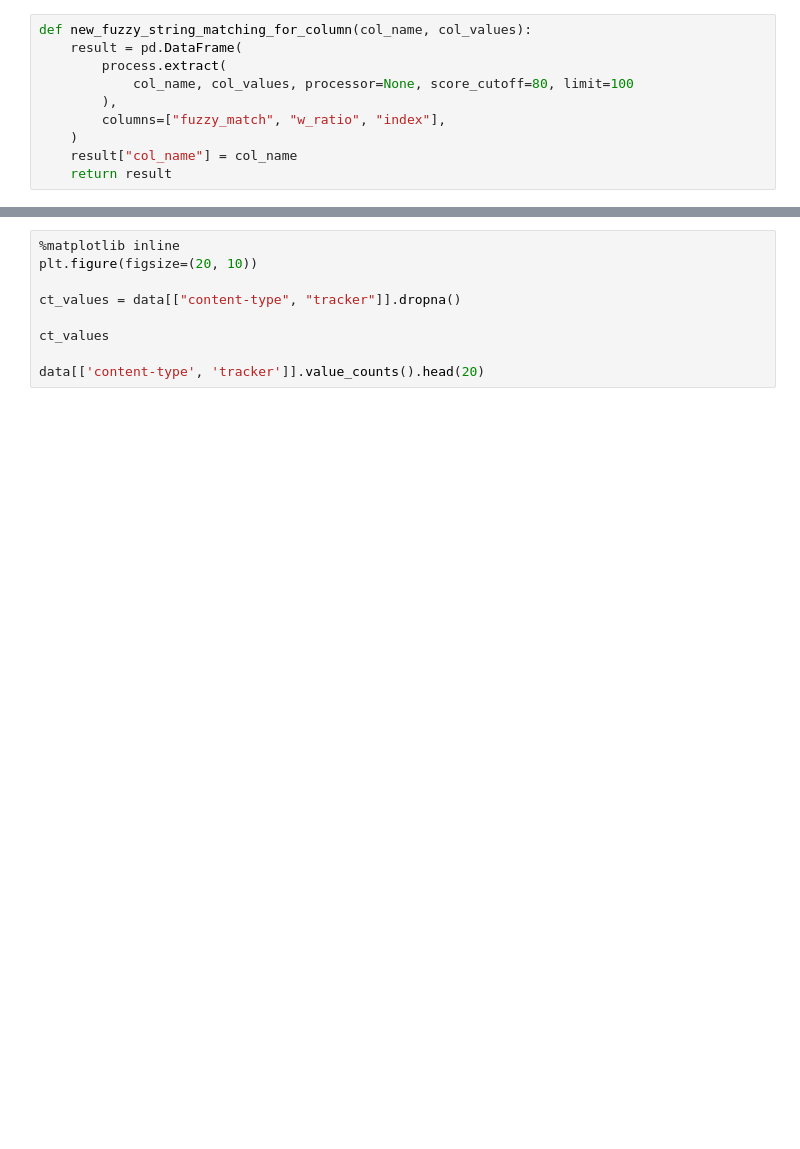
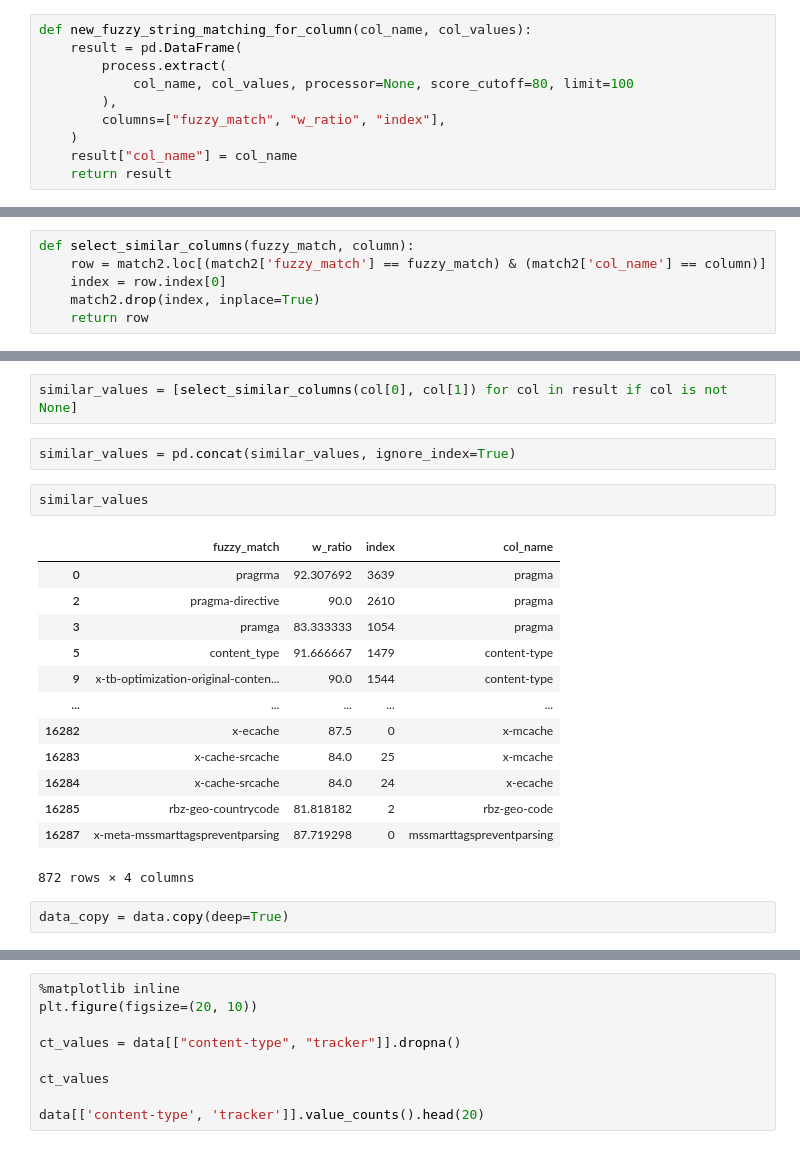
Before and after one commit to wolfrieder/http-response-classifier, a Jupyter notebook: notebooks/data_exploration_chrome.ipynb, the cells around one changed output, grey strips where cells are left out. Drawn from its saved outputs; the diff is of its cells as text; blank space fills up the shorter version.

```diff
--- a/notebooks/data_exploration_chrome.ipynb
+++ b/notebooks/data_exploration_chrome.ipynb
@@ -252,0 +294,6 @@ Wall time: 11 s
+# %%
+def select_similar_columns(fuzzy_match, column):
+    row = match2.loc[(match2['fuzzy_match'] == fuzzy_match) & (match2['col_name'] == column)]
+    index = row.index[0]
+    match2.drop(index, inplace=True)
+    return row
@@ -252,0 +306,22 @@ Wall time: 11 s
+# %%
+similar_values = [select_similar_columns(col[0], col[1]) for col in result if col is not None]
+# %%
+similar_values = pd.concat(similar_values, ignore_index=True)
+# %%
+similar_values
+# %% [output]
+|  | fuzzy_match | w_ratio | index | col_name |
+| 0 | pragrma | 92.307692 | 3639 | pragma |
+| 2 | pragma-directive | 90.0 | 2610 | pragma |
+| 3 | pramga | 83.333333 | 1054 | pragma |
+| 5 | content_type | 91.666667 | 1479 | content-type |
+| 9 | x-tb-optimization-original-conten... | 90.0 | 1544 | content-type |
+| ... | ... | ... | ... | ... |
+| 16282 | x-ecache | 87.5 | 0 | x-mcache |
+| 16283 | x-cache-srcache | 84.0 | 25 | x-mcache |
+| 16284 | x-cache-srcache | 84.0 | 24 | x-ecache |
+| 16285 | rbz-geo-countrycode | 81.818182 | 2 | rbz-geo-code |
+| 16287 | x-meta-mssmarttagspreventparsing | 87.719298 | 0 | mssmarttagspreventparsing |
+872 rows × 4 columns
+# %%
+data_copy = data.copy(deep=True)
```
Also changed, not shown: parts of 38 cells of this notebook, 5 other files.
